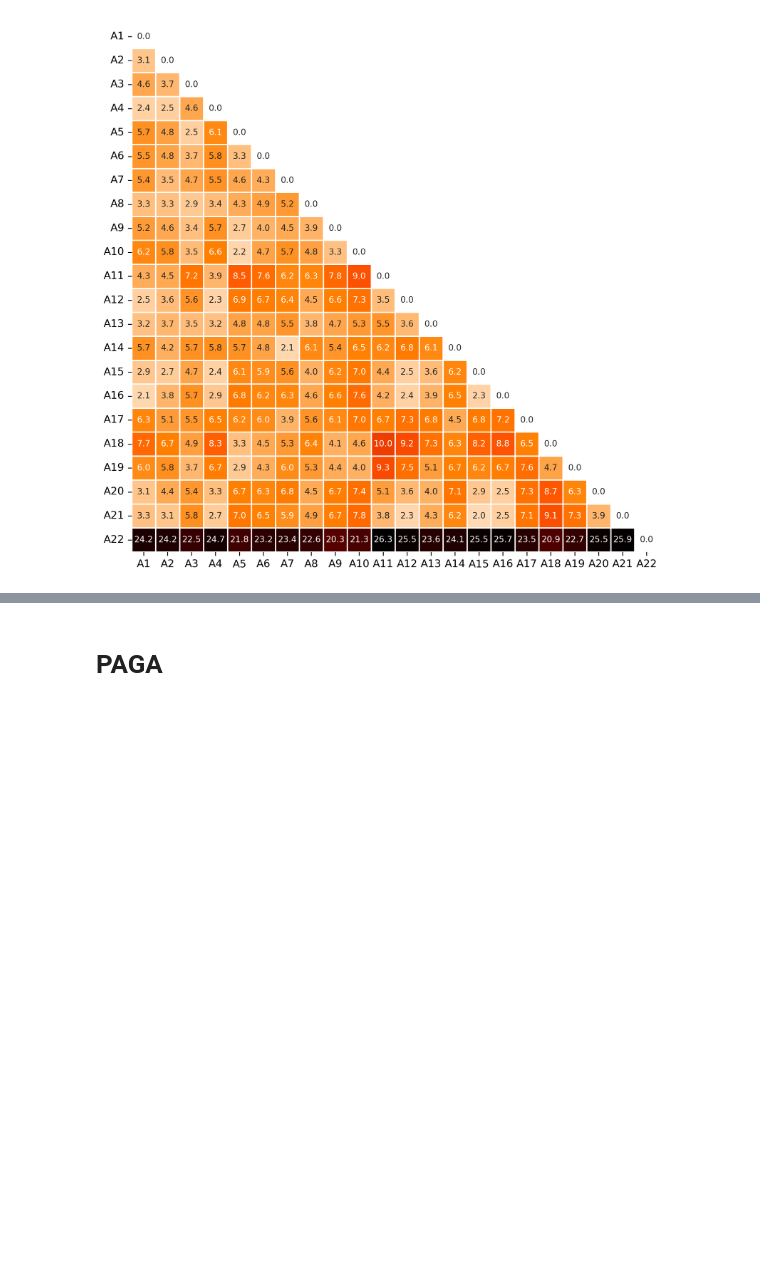
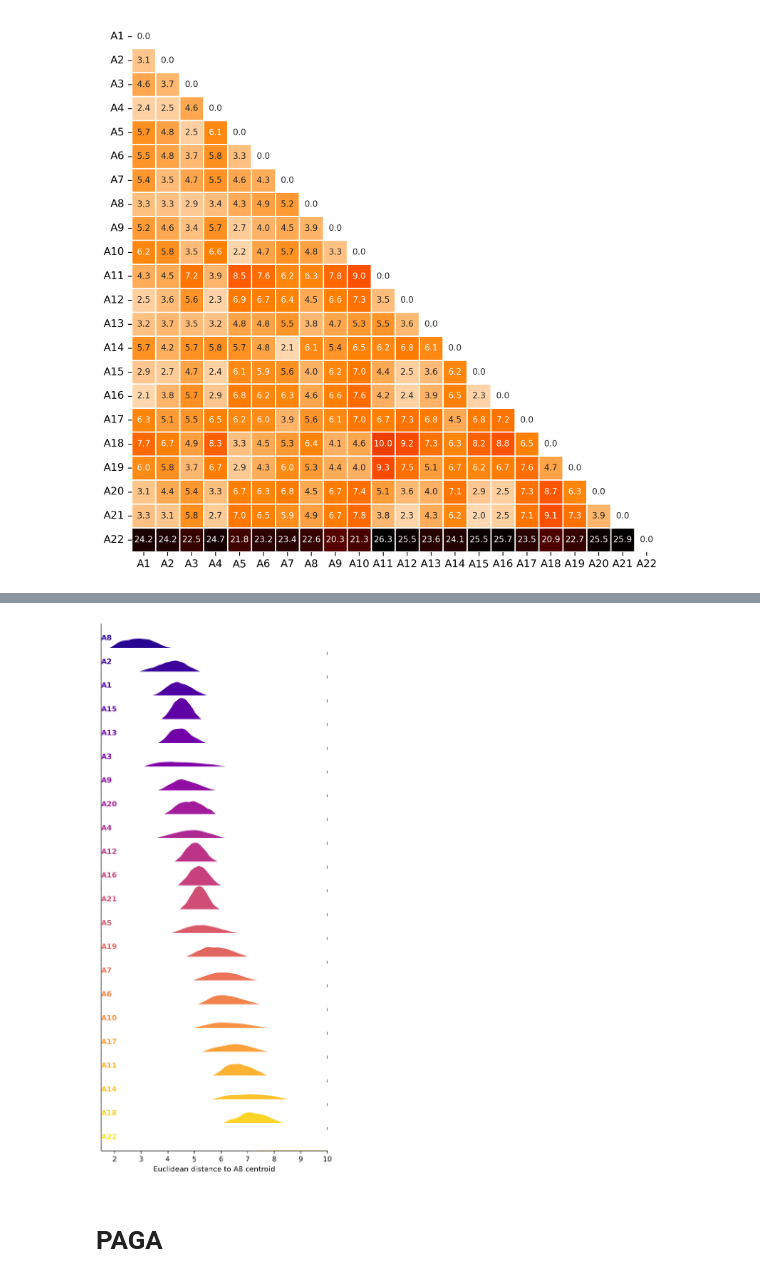
Before and after one commit to CooperStansbury/hematokytos, a Jupyter notebook: notebooks/benchmarks/sc_ref_plot.ipynb, the cells around one changed output, grey strips where cells are left out. Drawn from its saved outputs; the diff is of its cells as text; code cells hidden in the pictures; blank space fills up the shorter version.

```diff
--- a/notebooks/benchmarks/sc_ref_plot.ipynb
+++ b/notebooks/benchmarks/sc_ref_plot.ipynb
@@ -364,3 +411,76 @@ plt.gca().tick_params(axis='y', rotation=0)
+# %%
+# Compute mean distance to A8 centroid for each cluster
+cluster_means = (
+    adata.obs.groupby("cluster2")["dist_to_A8_centroid"]
+    .median()
+    .sort_values()
+    .head(22)
+)
+
+# Filter adata.obs to only these clusters
+top_clusters = cluster_means.index.tolist()
+df = adata.obs[adata.obs["cluster2"].isin(top_clusters)].copy()
+
+# Prepare DataFrame for plotting
+plot_df = pd.DataFrame({
+    "distance": df["dist_to_A8_centroid"],
+    "cluster": df["cluster2"]
+})
+
+# Sort cluster order for plot
+plot_df["cluster"] = pd.Categorical(plot_df["cluster"], categories=top_clusters, ordered=True)
+
+# Initialize FacetGrid
+g = sns.FacetGrid(
+    plot_df,
+    row="cluster",
+    hue="cluster",
+    aspect=10,
+    height=0.5,
+    palette='plasma',
+)
+
+# KDE plots
+g.map(
+    sns.kdeplot, "distance",
+    bw_adjust=0.75,
+    fill=True,
+    alpha=1,
+    linewidth=1.5,
+    zorder=4,
+)
+
+# Add baseline
+g.refline(
+    y=0,
+    linewidth=1, linestyle="-", zorder=10, color='gray')
+
+
+# Labels
+def label(x, color, label):
+    ax = plt.gca()
+    ax.text(0, 0.5,
+            label, fontweight="bold", color=color,
+            ha="left", va="center",
+            transform=ax.transAxes,
+            zorder=5,
+           )
+
+g.map(label, "distance")
+
+# Set x-axis limits
+g.set(xlim=(1.5, 10))
+
+# Tweak layout
+g.figure.subplots_adjust(hspace=-0.15)
+g.set_titles("")
+g.set(yticks=[], ylabel="")
+# g.despine(left=True)
+
+plt.xlabel("Euclidean distance to A8 centroid")
+plt.show()
+# %% [output]
+[figure, added]
 # %% [markdown]
 # PAGA
 # %%
```
Also changed, not shown: parts of 2 cells of this notebook.
